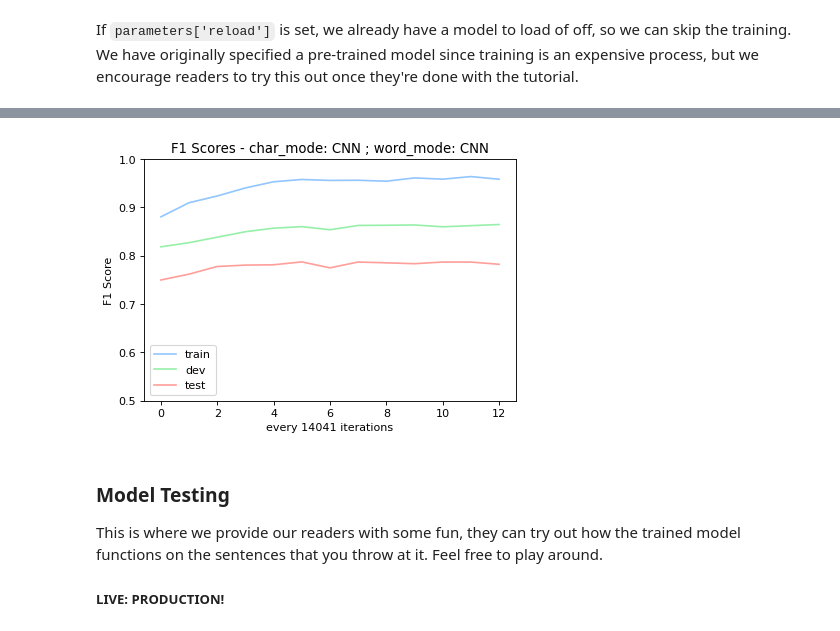
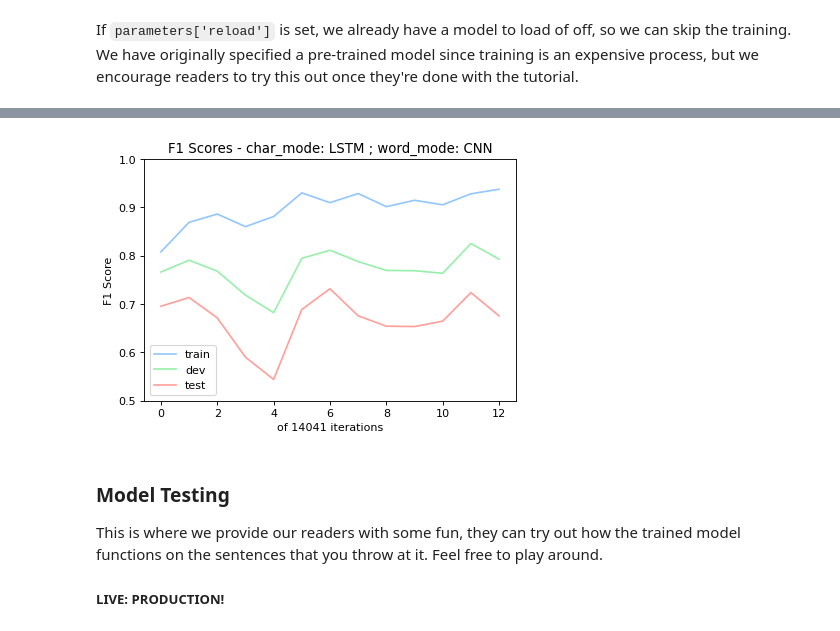
Before and after one commit to yangland/End-to-end-Sequence-Labeling-via-Bi-directional-LSTM-CNNs-CRF-Tutorial, a Jupyter notebook: Named_Entity_Recognition-LSTM-CNN-CRF-Tutorial.ipynb, the cells around one changed output, grey strips where cells are left out. Drawn from its saved outputs; the diff is of its cells as text; code cells hidden in the pictures.

```diff
--- a/Named_Entity_Recognition-LSTM-CNN-CRF-Tutorial.ipynb
+++ b/Named_Entity_Recognition-LSTM-CNN-CRF-Tutorial.ipynb
@@ -97,8 +97,9 @@ parameters['epoch'] =  30 #Number of epochs to run !50
 parameters['weights'] = "" #path to Pretrained for from a previous run
 parameters['name'] = "self-trained-model" # Model name
 parameters['gradient_clip']=5.0
-parameters['char_mode']="CNN" # CNN or "LSTM"
 models_path = "./models/" #path to saved models
+
+parameters['char_mode']="LSTM" # CNN or "LSTM"
 
 # added parameter
 parameters['word_mode']="CNN" # Word level encoder "CNN" or "LSTM"
@@ -1533,16 +1541,0 @@ TypeError: can only concatenate str (not "int") to str
-# %%
-# new_train_F, new_dev_F, new_test_F
-all_F = [[0, 0, 0],
- [0.8806972789115646, 0.8185866733887909, 0.7499557287055073],
- [0.9098926137682228, 0.8271625435829322, 0.7620953706926558],
- [0.9238518266635497, 0.8385464969226878, 0.777924944812362],
- [0.940459386629026, 0.8498643088505647, 0.7807426758723642],
- [0.953234423891526, 0.8572149344096872, 0.7814464016995663],
- [0.9580157547370662, 0.8603664743807262, 0.7874383131449081],
- [0.9560369408860707, 0.853947700327924, 0.7750950738480588],
- [0.9563659628918747, 0.8628450106157113, 0.787159428108983],
- [0.9544001704666525, 0.8632567849686847, 0.7854877821301997],
- [0.9612168273743494, 0.8638290656265898, 0.7836654454472344],
- [0.9586325952132307, 0.8600647690472132, 0.7871572871572872],
- [0.964004859024359, 0.8624229979466119, 0.7871107892831283],
- [0.9585149107066565, 0.86481726111845, 0.7824521508432822]]
@@ -1555,22 +1566,22 @@ F1_test = F1_scores[:,2]
 # %%
 title_str = "char_mode: " + parameters['char_mode'] + " ; word_mode: " + parameters['word_mode']
 plt.plot(F1_train, label = "train")
 plt.plot(F1_dev, label = "dev")
 plt.plot(F1_test, label = "test")
 
 plt.ylim([0.5, 1])
 
 plt.ylabel('F1 Score')
-plt.xlabel("every " + str(eval_every) + " iterations")
+plt.xlabel("of " + str(eval_every) + " iterations")
 
 F1_title = "F1 Scores - " + title_str
 plt.title(F1_title)
 plt.legend()
 f1_file = "f1-" + "char_" + parameters['char_mode'] + "-word_" + parameters['word_mode'] + ".png"
 plt.savefig(f1_file, dpi=300)
 plt.show()
 # %% [output]
-[figure, old version]
+[figure, new version]
 # %% [markdown]
 ### Model Testing
 
```
Also changed, not shown: parts of 9 cells of this notebook, 9 other files.
